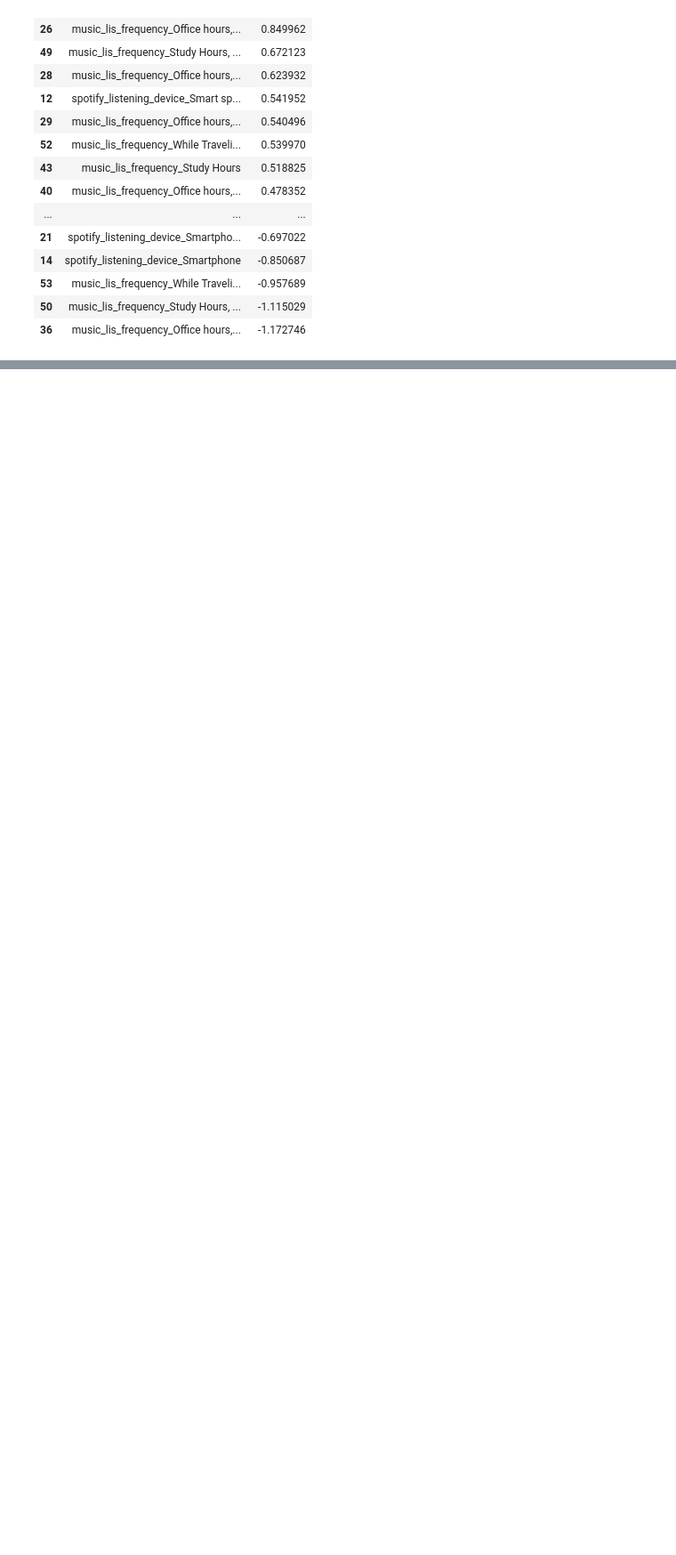
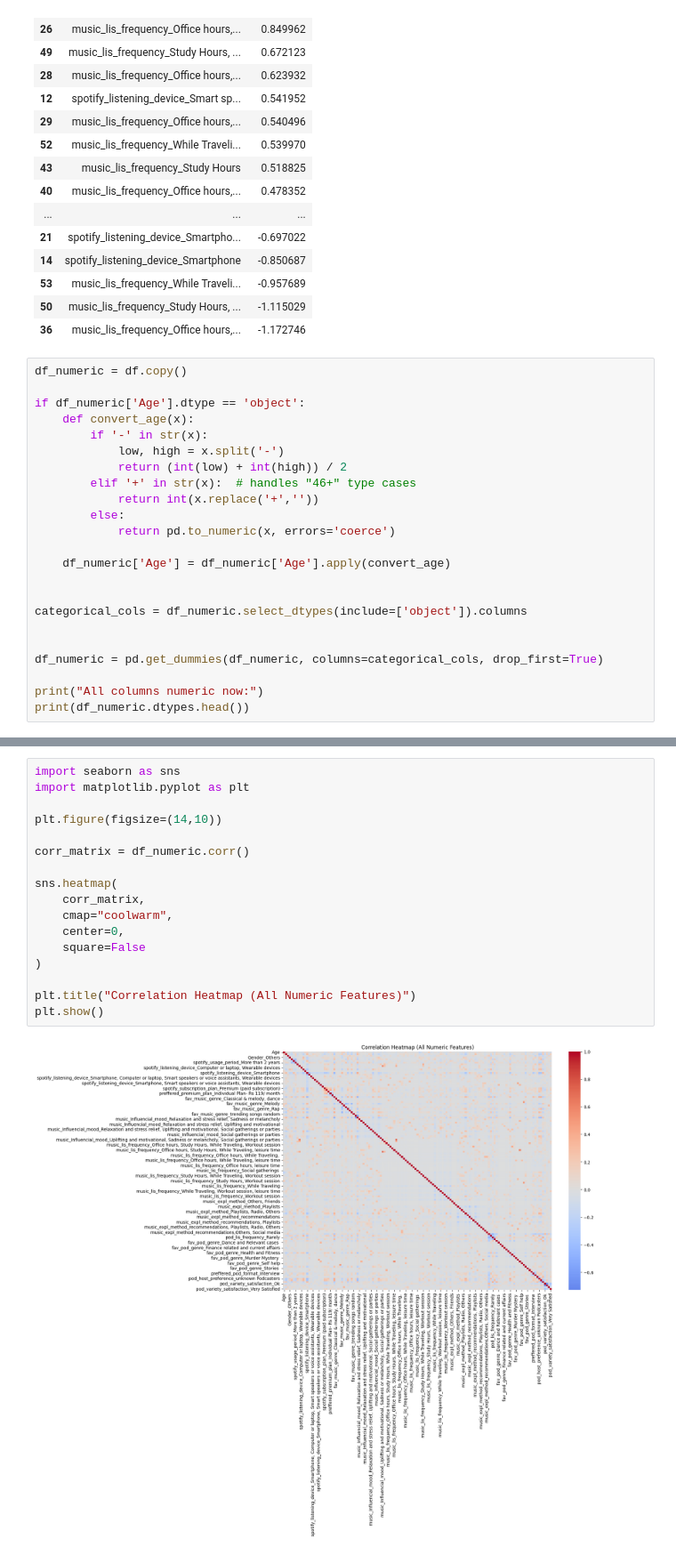
Before and after one commit to AnanyaTalukdar/spotify_analysis, a Jupyter notebook: notebooks/eda1.ipynb, the cells around one changed output, grey strips where cells are left out. Shown at 89% size. Drawn from its saved outputs; the diff is of its cells as text; blank space fills up the shorter version.

```diff
--- a/notebooks/eda1.ipynb
+++ b/notebooks/eda1.ipynb
@@ -270,3 +270,26 @@ coef_df
 | 53 | music_lis_frequency_While Traveli... | -0.957689 |
 | 50 | music_lis_frequency_Study Hours, ... | -1.115029 |
 | 36 | music_lis_frequency_Office hours,... | -1.172746 |
+# %%
+df_numeric = df.copy()
+
+if df_numeric['Age'].dtype == 'object':
+    def convert_age(x):
+        if '-' in str(x):
+            low, high = x.split('-')
+            return (int(low) + int(high)) / 2
+        elif '+' in str(x):  # handles "46+" type cases
+            return int(x.replace('+',''))
+        else:
+            return pd.to_numeric(x, errors='coerce')
+
+    df_numeric['Age'] = df_numeric['Age'].apply(convert_age)
+
+
+categorical_cols = df_numeric.select_dtypes(include=['object']).columns
+
+
+df_numeric = pd.get_dummies(df_numeric, columns=categorical_cols, drop_first=True)
+
+print("All columns numeric now:")
+print(df_numeric.dtypes.head())
@@ -272,0 +304,19 @@ coef_df
+# %%
+import seaborn as sns
+import matplotlib.pyplot as plt
+
+plt.figure(figsize=(14,10))
+
+corr_matrix = df_numeric.corr()
+
+sns.heatmap(
+    corr_matrix,
+    cmap="coolwarm",
+    center=0,
+    square=False
+)
+
+plt.title("Correlation Heatmap (All Numeric Features)")
+plt.show()
+# %% [output]
+[figure, added]
```
Also changed, not shown: parts of 3 cells of this notebook, 1 other file.
